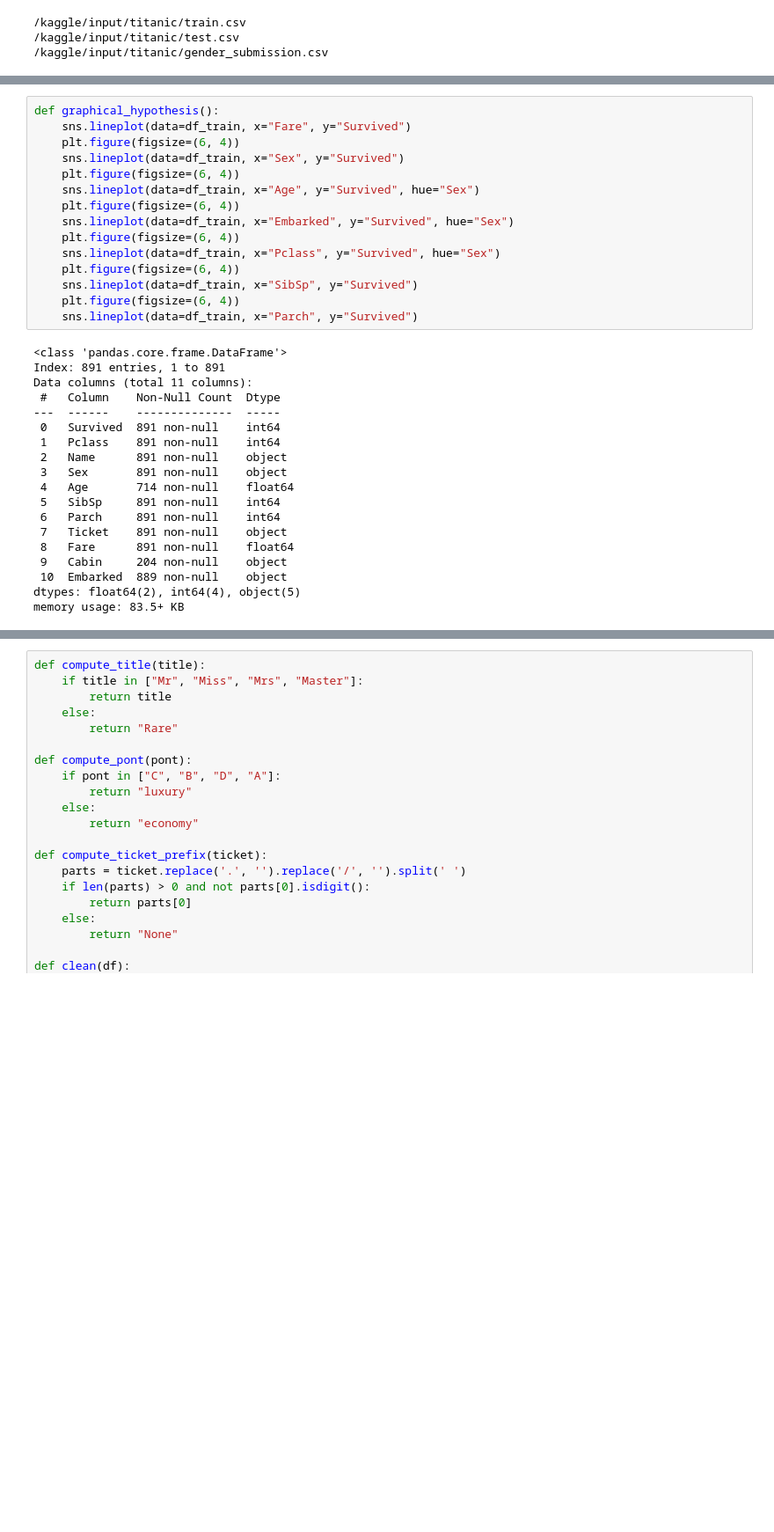
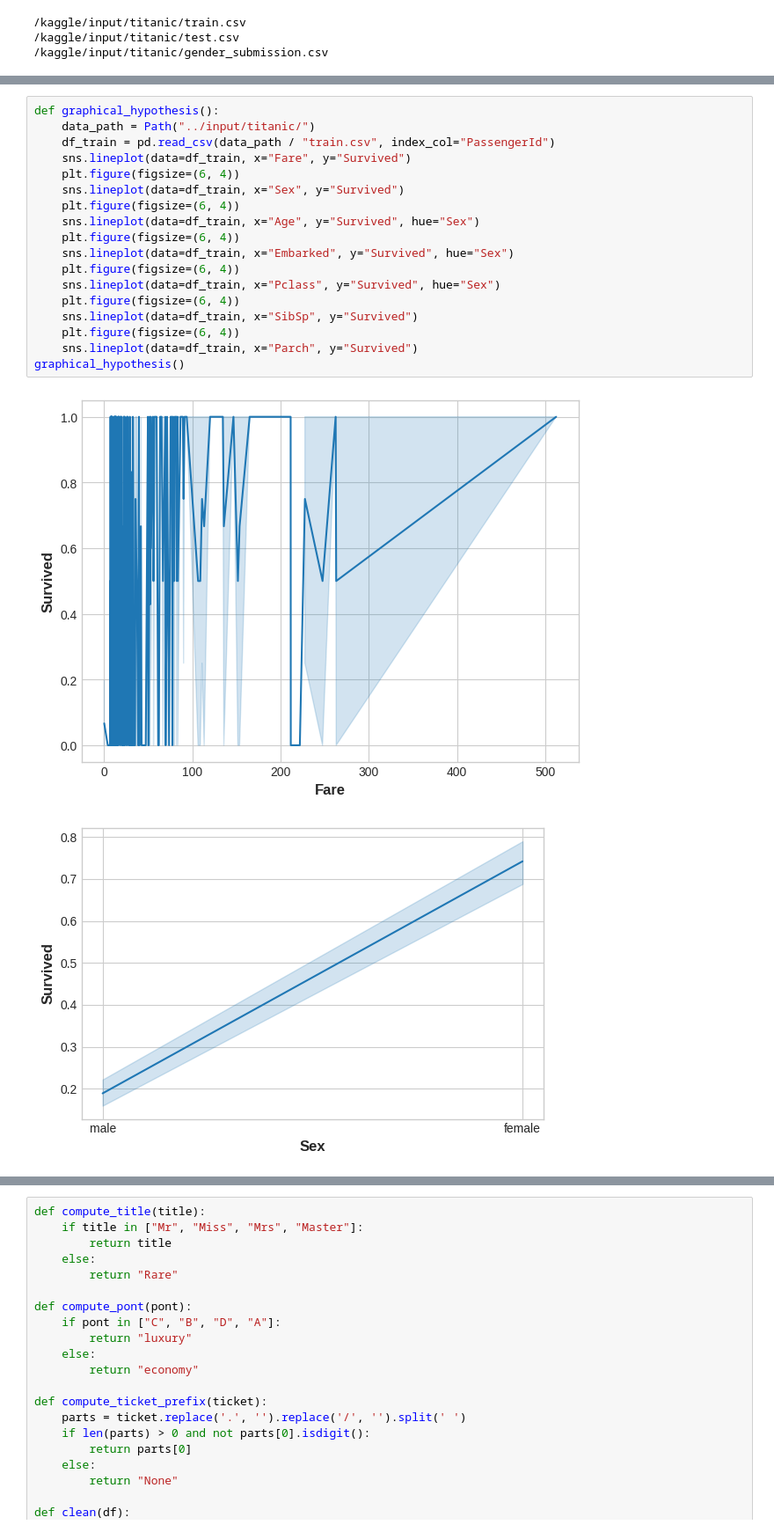
Before and after one commit to dange-marie/titanic_predictions, a Jupyter notebook: src/titanic.ipynb, the cells around one changed output, grey strips where cells are left out. Shown at 88% size. Cells and saved outputs as stored; diff of their text form; blank space fills up the shorter version.

```diff
--- a/src/titanic.ipynb
+++ b/src/titanic.ipynb
@@ -90,34 +108,21 @@ df_train
 # %%
 def graphical_hypothesis():
+    data_path = Path("../input/titanic/")
+    df_train = pd.read_csv(data_path / "train.csv", index_col="PassengerId")
     sns.lineplot(data=df_train, x="Fare", y="Survived")
     plt.figure(figsize=(6, 4))
     sns.lineplot(data=df_train, x="Sex", y="Survived")
     plt.figure(figsize=(6, 4))
     sns.lineplot(data=df_train, x="Age", y="Survived", hue="Sex")
     plt.figure(figsize=(6, 4))
     sns.lineplot(data=df_train, x="Embarked", y="Survived", hue="Sex")
     plt.figure(figsize=(6, 4))
     sns.lineplot(data=df_train, x="Pclass", y="Survived", hue="Sex")
     plt.figure(figsize=(6, 4))
     sns.lineplot(data=df_train, x="SibSp", y="Survived")
     plt.figure(figsize=(6, 4))
     sns.lineplot(data=df_train, x="Parch", y="Survived")
+graphical_hypothesis()
 # %% [output]
-<class 'pandas.core.frame.DataFrame'>
-Index: 891 entries, 1 to 891
-Data columns (total 11 columns):
- #   Column    Non-Null Count  Dtype
----  ------    --------------  -----
- 0   Survived  891 non-null    int64
- 1   Pclass    891 non-null    int64
- 2   Name      891 non-null    object
- 3   Sex       891 non-null    object
- 4   Age       714 non-null    float64
- 5   SibSp     891 non-null    int64
- 6   Parch     891 non-null    int64
- 7   Ticket    891 non-null    object
- 8   Fare      891 non-null    float64
- 9   Cabin     204 non-null    object
- 10  Embarked  889 non-null    object
-dtypes: float64(2), int64(4), object(5)
-memory usage: 83.5+ KB
+[figure, added]
+[figure, added]
```
Also changed, not shown: parts of 10 cells of this notebook, 14 other files.
